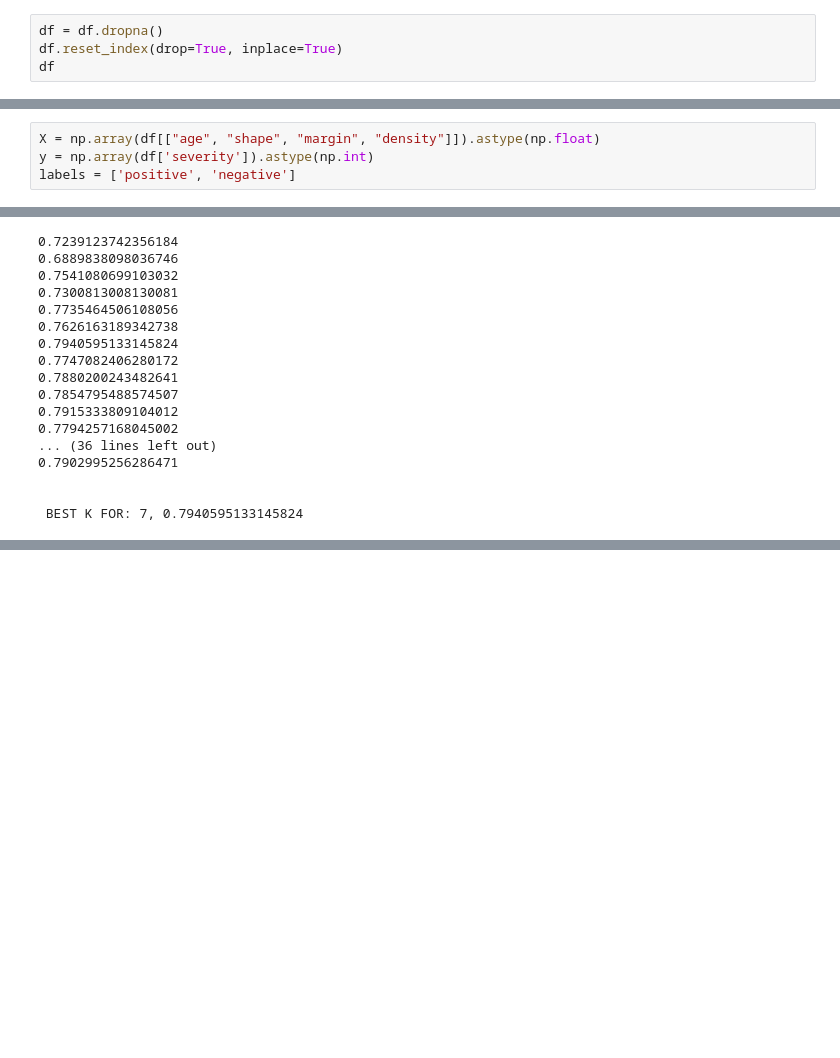
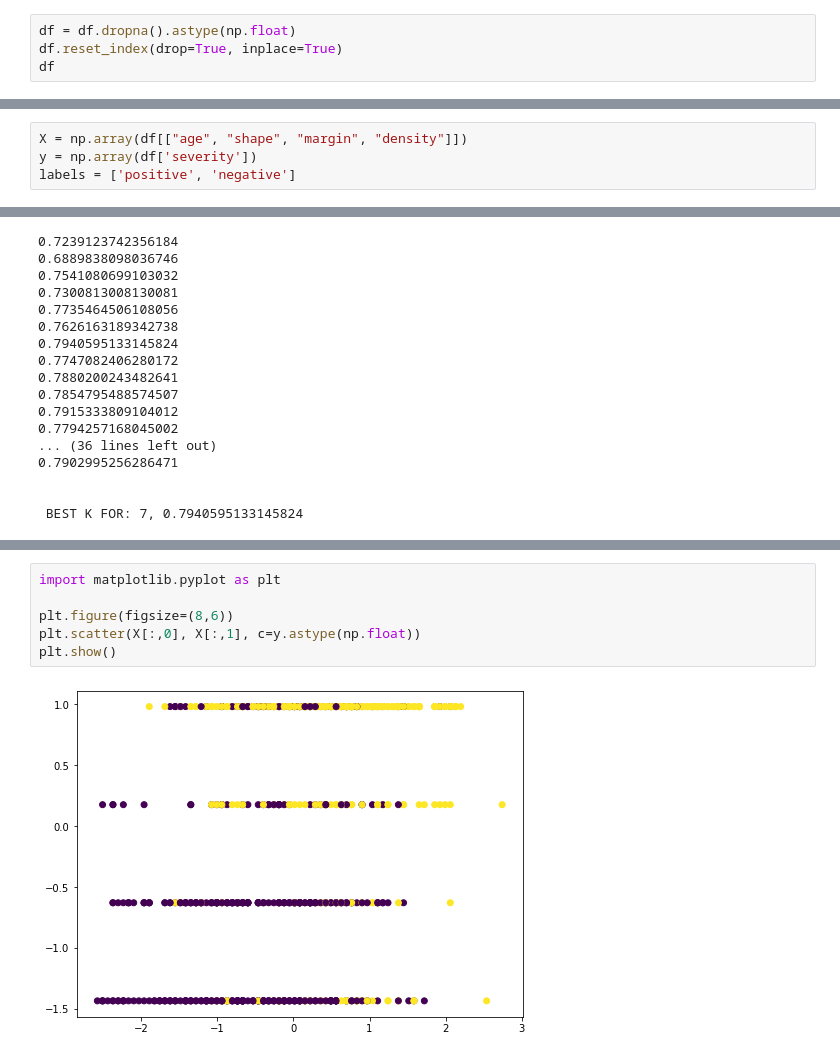
Before and after one commit to weronikazak/ML-Projects, a Jupyter notebook: MammoProject/mammo.ipynb, the cells around one changed output, grey strips where cells are left out. Cells and saved outputs as stored; diff of their text form; blank space fills up the shorter version.

```diff
--- a/MammoProject/mammo.ipynb
+++ b/MammoProject/mammo.ipynb
@@ -57,7 +59,7 @@ dl
 | 819 | 4 | 35 | 3 | NaN | 2 | 0 |
 108 rows × 6 columns
 # %%
-df = df.dropna()
+df = df.dropna().astype(np.float)
 df.reset_index(drop=True, inplace=True)
 df
 # %% [output]
@@ -76,7 +78,7 @@ df
 830 rows × 6 columns
 # %%
-X = np.array(df[["age", "shape", "margin", "density"]]).astype(np.float)
-y = np.array(df['severity']).astype(np.int)
+X = np.array(df[["age", "shape", "margin", "density"]])
+y = np.array(df['severity'])
 labels = ['positive', 'negative']
 # %%
 from sklearn import preprocessing
@@ -191,0 +213,8 @@ print(f'\n\n BEST K FOR: {best_K[0]}, {best_K[1]}')
+# %%
+import matplotlib.pyplot as plt
+
+plt.figure(figsize=(8,6))
+plt.scatter(X[:,0], X[:,1], c=y.astype(np.float))
+plt.show()
+# %% [output]
+[figure, added]
```
Also changed, not shown: parts of 14 cells of this notebook, 1 other file.
